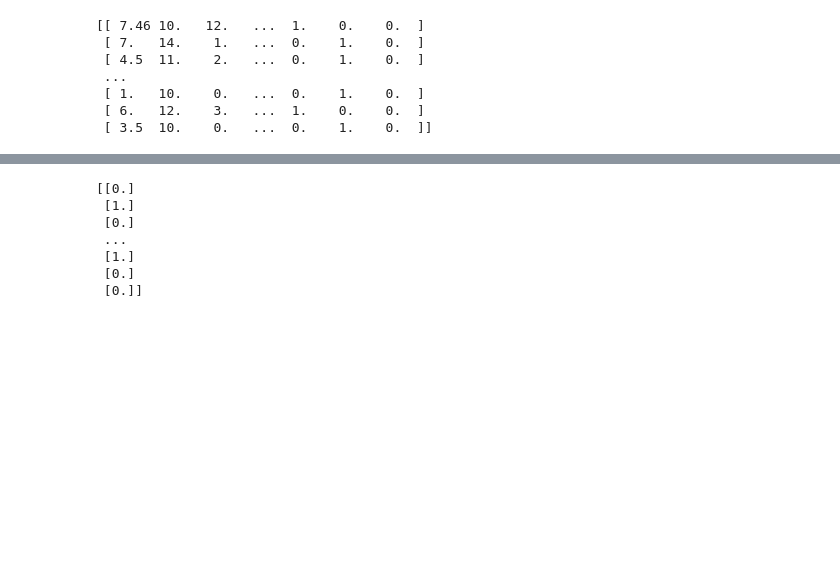
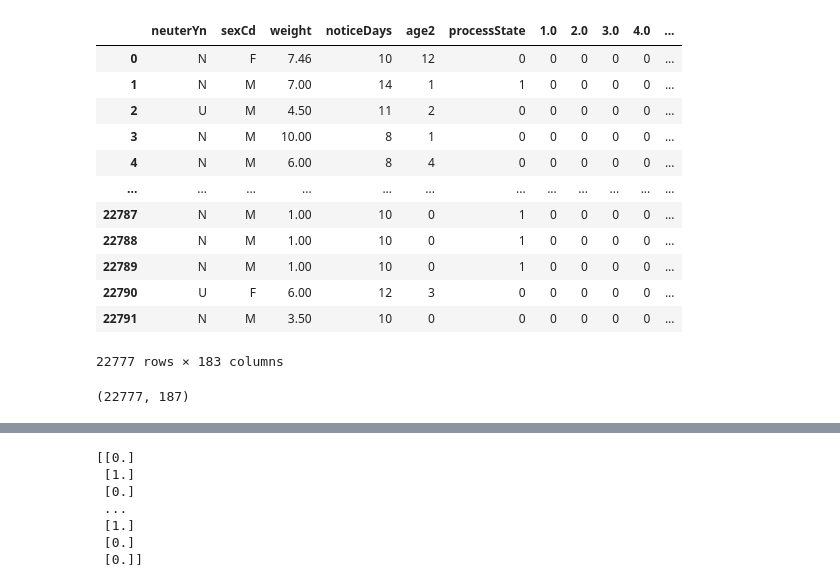
Before and after one commit to auddus16/bigdata, a Jupyter notebook: AbandonedDog.ipynb, the cells around one changed output, grey strips where cells are left out. Saved outputs shown, nothing was run; the diff lists cells and outputs as text; code cells hidden in the pictures; blank space fills up the shorter version.

```diff
--- a/AbandonedDog.ipynb
+++ b/AbandonedDog.ipynb
@@ -20,9 +20,16 @@ np.random.seed(seed)
 # %%
 #doginfo.csv파일 데이터를 pandas를 이용해 읽어옵니다.
 dog_data=pd.read_csv("doginfo.csv")
+dog_train=pd.read_csv("trainDoginfo.csv")
+kindCd=pd.read_csv("kindCd.csv")
 
 dog_data = dog_data.dropna(axis=0)
+dog_train = dog_train.dropna(axis=0)
+kindCd_data = kindCd.dropna(axis=0)
+
 print(dog_data)
+print(dog_train)
+print(kindCd)
 # %% [output]
        kindNum neuterYn sexCd  weight  noticeDays  age2  processState
 0        128.0        N     F    7.46          10    12             0
@@ -40,0 +51,8 @@ print(dog_data)
+# %%
+kindCd = np.array(kindCd_data, dtype = np.float64)
+kindCd_train=np.array(kindCd_data, dtype=np.float64)
+
+kindCd = kindCd.reshape(177)
+kindCd_train=kindCd_train.reshape(177)
+print(kindCd)
+print(kindCd.shape)
@@ -41,3 +74,34 @@ print(dog_data)
+# %%
+# kindNum을 원핫 인코딩
+kindCd = pd.concat((pd.get_dummies(dog_data.kindNum, columns=kindCd), pd.DataFrame(columns=kindCd))).fillna(0)
+
+# 학습데이터에서 kindNum 열을 삭제한 후, 원핫 인코딩된 kindCd를 붙임
+dog_data.drop(['kindNum'], axis='columns', inplace=True)
+dog_data = pd.concat([dog_data, kindCd], axis=1)
+
+
+# kindNum을 원핫 인코딩
+kindCd_train = pd.concat((pd.get_dummies(dog_train.kindNum, columns=kindCd_train), pd.DataFrame(columns=kindCd_train))).fillna(0)
+
+# 테스트데이터에서 kindNum 열을 삭제한 후, 원핫 인코딩된 kindCd를 붙임
+dog_train.drop(['kindNum'], axis='columns', inplace=True)
+dog_train = pd.concat([dog_train, kindCd_train], axis=1)
+dog_data
+# dog_train
+# %% [output]
+|  | neuterYn | sexCd | weight | noticeDays | age2 | processState | 1.0 | 2.0 | 3.0 | 4.0 | ... |
+| 0 | N | F | 7.46 | 10 | 12 | 0 | 0 | 0 | 0 | 0 | ... |
+| 1 | N | M | 7.00 | 14 | 1 | 1 | 0 | 0 | 0 | 0 | ... |
+| 2 | U | M | 4.50 | 11 | 2 | 0 | 0 | 0 | 0 | 0 | ... |
+| 3 | N | M | 10.00 | 8 | 1 | 0 | 0 | 0 | 0 | 0 | ... |
+| 4 | N | M | 6.00 | 8 | 4 | 0 | 0 | 0 | 0 | 0 | ... |
+| ... | ... | ... | ... | ... | ... | ... | ... | ... | ... | ... | ... |
+| 22787 | N | M | 1.00 | 10 | 0 | 1 | 0 | 0 | 0 | 0 | ... |
+| 22788 | N | M | 1.00 | 10 | 0 | 1 | 0 | 0 | 0 | 0 | ... |
+| 22789 | N | M | 1.00 | 10 | 0 | 1 | 0 | 0 | 0 | 0 | ... |
+| 22790 | U | F | 6.00 | 12 | 3 | 0 | 0 | 0 | 0 | 0 | ... |
+| 22791 | N | M | 3.50 | 10 | 0 | 0 | 0 | 0 | 0 | 0 | ... |
+22777 rows × 183 columns
 # %%
 def dummy_data(data, columns):
     for column in columns:
@@ -45,20 +109,22 @@ def dummy_data(data, columns):
         data = data.drop(column, axis = 1)
     return data
 # %%
-dummy_columns = ["kindNum", "neuterYn", "sexCd"]
+dummy_columns = ["neuterYn", "sexCd"]
 data = dummy_data(dog_data, dummy_columns)
+train_data = dummy_data(dog_train, dummy_columns)
 data.head()
+train_data.head()
 
 data = np.array(data, dtype = np.float64)
-print(data)
+train_data = np.array(train_data, dtype = np.float64)
+
+data.shape
+# print(data.shape)
+# print(train_data)
+# print(len(train_data))
+# print(train_data.shape)
 # %% [output]
-[[ 7.46 10.   12.   ...  1.    0.    0.  ]
- [ 7.   14.    1.   ...  0.    1.    0.  ]
- [ 4.5  11.    2.   ...  0.    1.    0.  ]
- ...
- [ 1.   10.    0.   ...  0.    1.    0.  ]
- [ 6.   12.    3.   ...  1.    0.    0.  ]
- [ 3.5  10.    0.   ...  0.    1.    0.  ]]
+(22777, 187)
 # %%
 a = data[:, :3]
 b = data[:, 4:]
```
Also changed, not shown: parts of 6 cells of this notebook, 7 other files.
